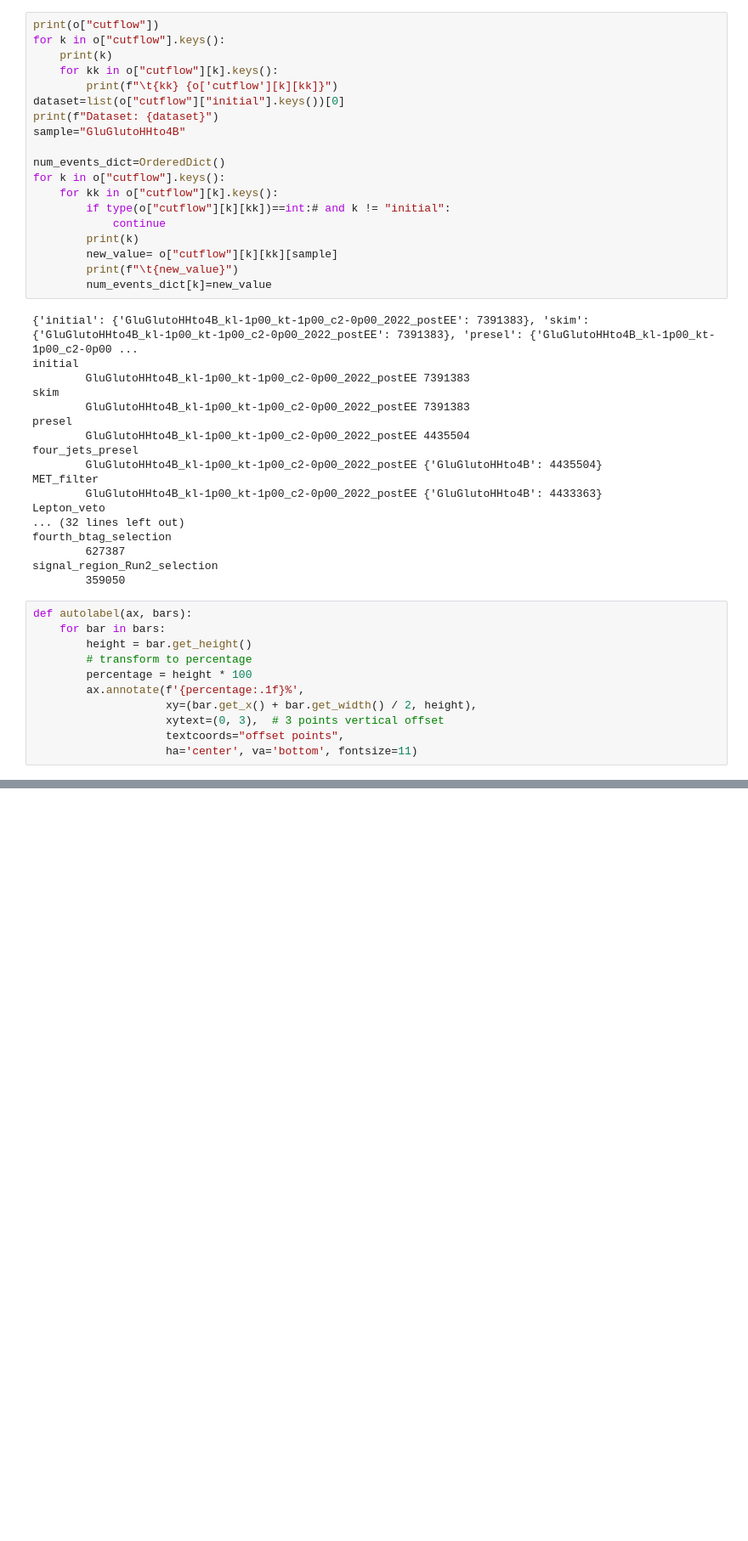
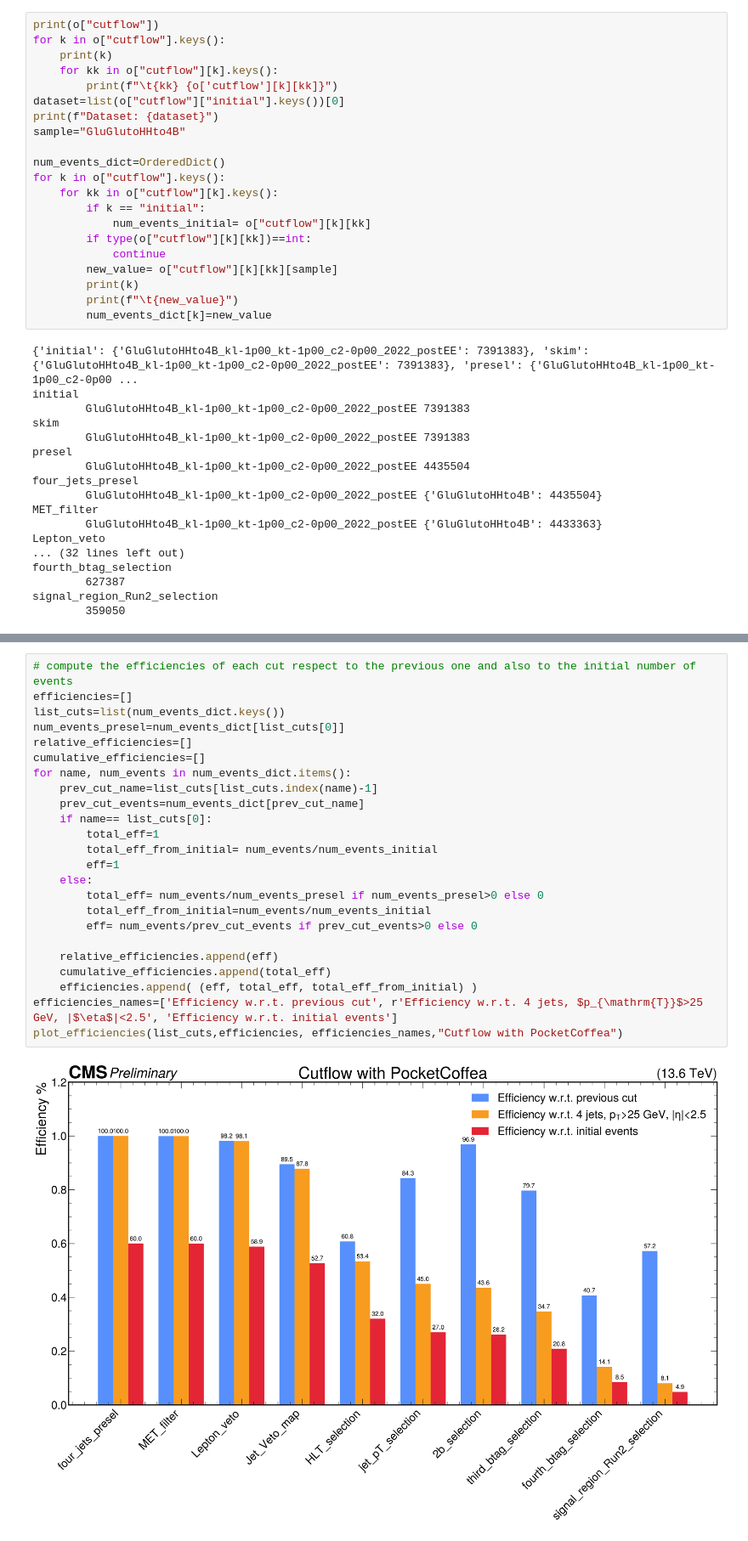
Before and after one commit to thierryharte/AnalysisConfigs, a Jupyter notebook: notebooks/cutflow_comparison.ipynb, the cells around one changed output, grey strips where cells are left out. Shown at 85% size. Saved outputs shown, nothing was run; the diff lists cells and outputs as text; blank space fills up the shorter version.

Commit message:
plot cutflow comparison

```diff
--- a/notebooks/cutflow_comparison.ipynb
+++ b/notebooks/cutflow_comparison.ipynb
@@ -27,10 +28,12 @@ sample="GluGlutoHHto4B"
 num_events_dict=OrderedDict()
 for k in o["cutflow"].keys():
     for kk in o["cutflow"][k].keys():
-        if type(o["cutflow"][k][kk])==int:# and k != "initial":
+        if k == "initial":
+            num_events_initial= o["cutflow"][k][kk]
+        if type(o["cutflow"][k][kk])==int:
             continue
+        new_value= o["cutflow"][k][kk][sample]
         print(k)
-        new_value= o["cutflow"][k][kk][sample]
         print(f"\t{new_value}")
         num_events_dict[k]=new_value
 # %% [output]
@@ -51,15 +54,4 @@ fourth_btag_selection
         627387
 signal_region_Run2_selection
         359050
-# %%
-def autolabel(ax, bars):
-    for bar in bars:
-        height = bar.get_height()
-        # transform to percentage
-        percentage = height * 100
-        ax.annotate(f'{percentage:.1f}%',
-                    xy=(bar.get_x() + bar.get_width() / 2, height),
-                    xytext=(0, 3),  # 3 points vertical offset
-                    textcoords="offset points",
-                    ha='center', va='bottom', fontsize=11)
 # %%
@@ -103,0 +103,26 @@ plt.show()
+# %%
+# compute the efficiencies of each cut respect to the previous one and also to the initial number of events
+efficiencies=[]
+list_cuts=list(num_events_dict.keys())
+num_events_presel=num_events_dict[list_cuts[0]]
+relative_efficiencies=[]
+cumulative_efficiencies=[]
+for name, num_events in num_events_dict.items():
+    prev_cut_name=list_cuts[list_cuts.index(name)-1]
+    prev_cut_events=num_events_dict[prev_cut_name]
+    if name== list_cuts[0]:
+        total_eff=1
+        total_eff_from_initial= num_events/num_events_initial
+        eff=1
+    else:
+        total_eff= num_events/num_events_presel if num_events_presel>0 else 0
+        total_eff_from_initial=num_events/num_events_initial
+        eff= num_events/prev_cut_events if prev_cut_events>0 else 0
+
+    relative_efficiencies.append(eff)
+    cumulative_efficiencies.append(total_eff)
+    efficiencies.append( (eff, total_eff, total_eff_from_initial) )
+efficiencies_names=['Efficiency w.r.t. previous cut', r'Efficiency w.r.t. 4 jets, $p_{\mathrm{T}}$>25 GeV, |$\eta$|<2.5', 'Efficiency w.r.t. initial events']
+plot_efficiencies(list_cuts,efficiencies, efficiencies_names,"Cutflow with PocketCoffea")
+# %% [output]
+[figure, added]
```
Also changed, not shown: parts of 5 cells of this notebook.
